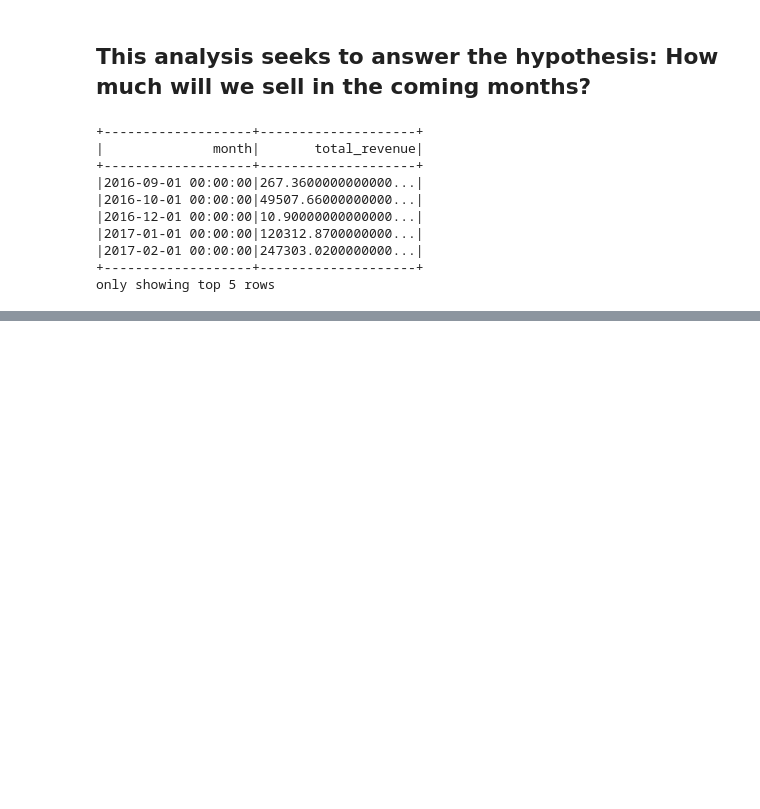
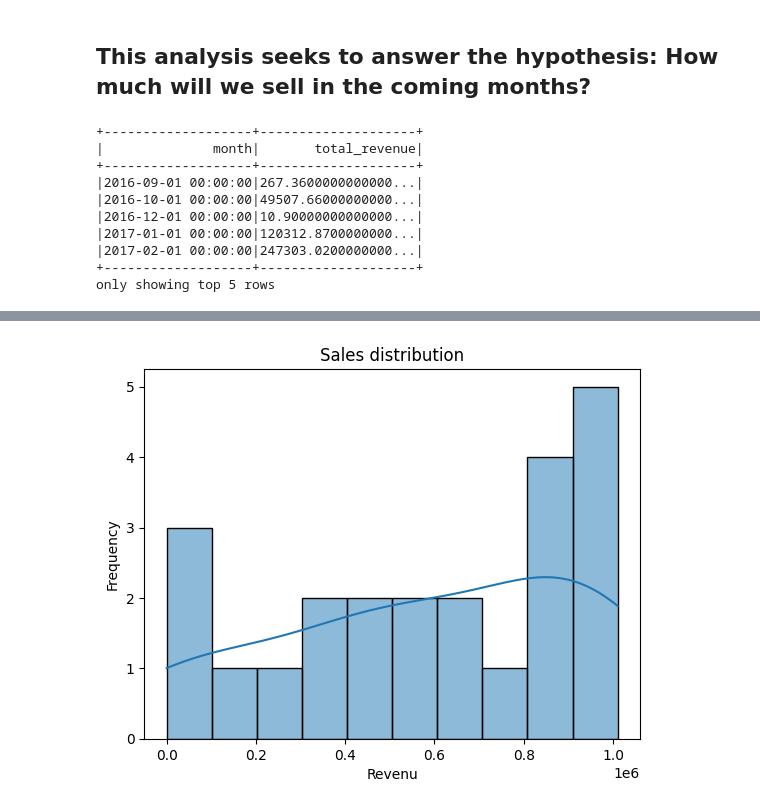
Before and after one commit to ferrettijaime-cmd/Professional_portfolio, a Jupyter notebook: Olist_Linear_regression_analysis_ML/Scripts Python/olist_linear_r_analysis.ipynb, the cells around one changed output, grey strips where cells are left out. Cells and saved outputs as stored; diff of their text form; code cells hidden in the pictures; blank space fills up the shorter version.

```diff
--- a/Olist_Linear_regression_analysis_ML/Scripts Python/olist_linear_r_analysis.ipynb
+++ b/Olist_Linear_regression_analysis_ML/Scripts Python/olist_linear_r_analysis.ipynb
@@ -74,0 +83,3 @@ sales_df.summary().show()
+# %%
+sales_pd = sales_pd[:-1]
+sales_pd.tail(5)
@@ -74,0 +94,11 @@ sales_df.summary().show()
+# %%
+import matplotlib.pyplot as plt
+import seaborn as sns
+
+sns.histplot(sales_pd["total_revenue"], bins=10, kde=True)
+plt.title("Sales distribution")
+plt.xlabel("Revenu")
+plt.ylabel("Frequency")
+plt.show()
+# %% [output]
+[figure, added]
```
Also changed, not shown: parts of 16 cells of this notebook.
